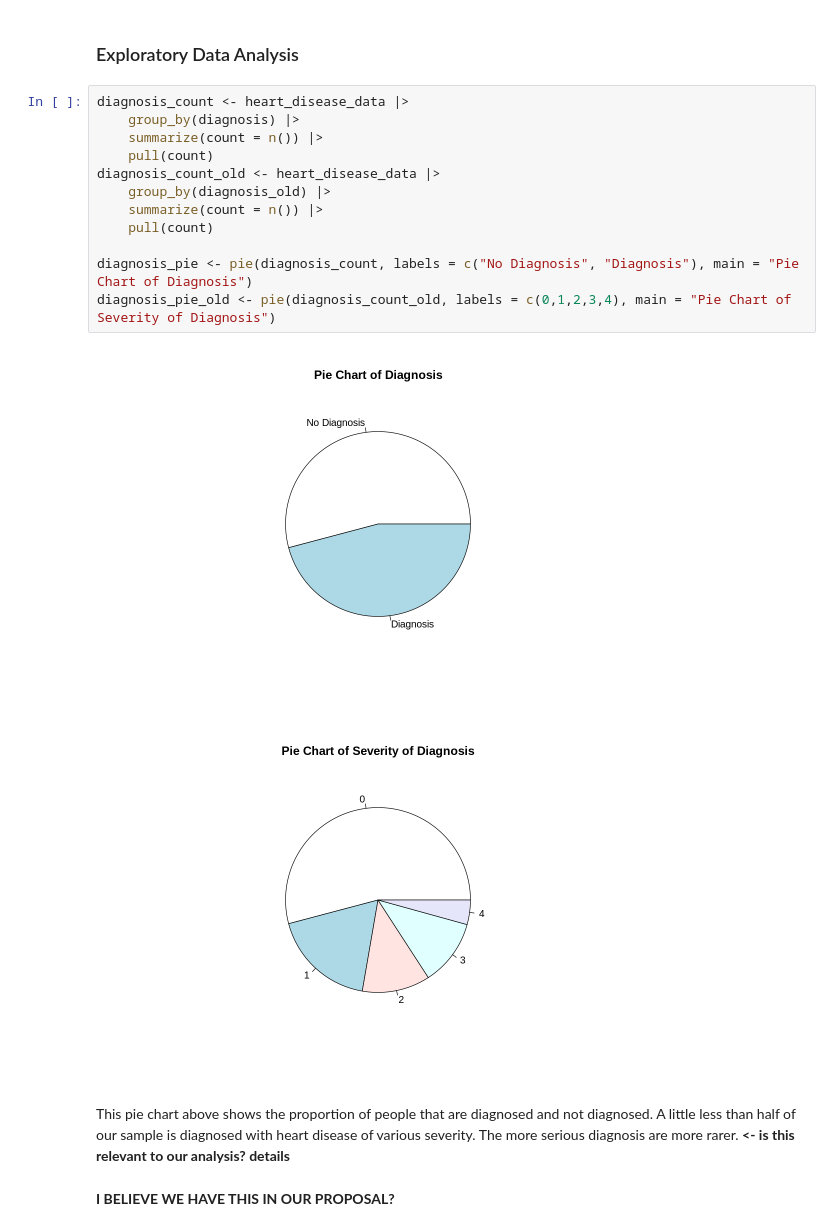
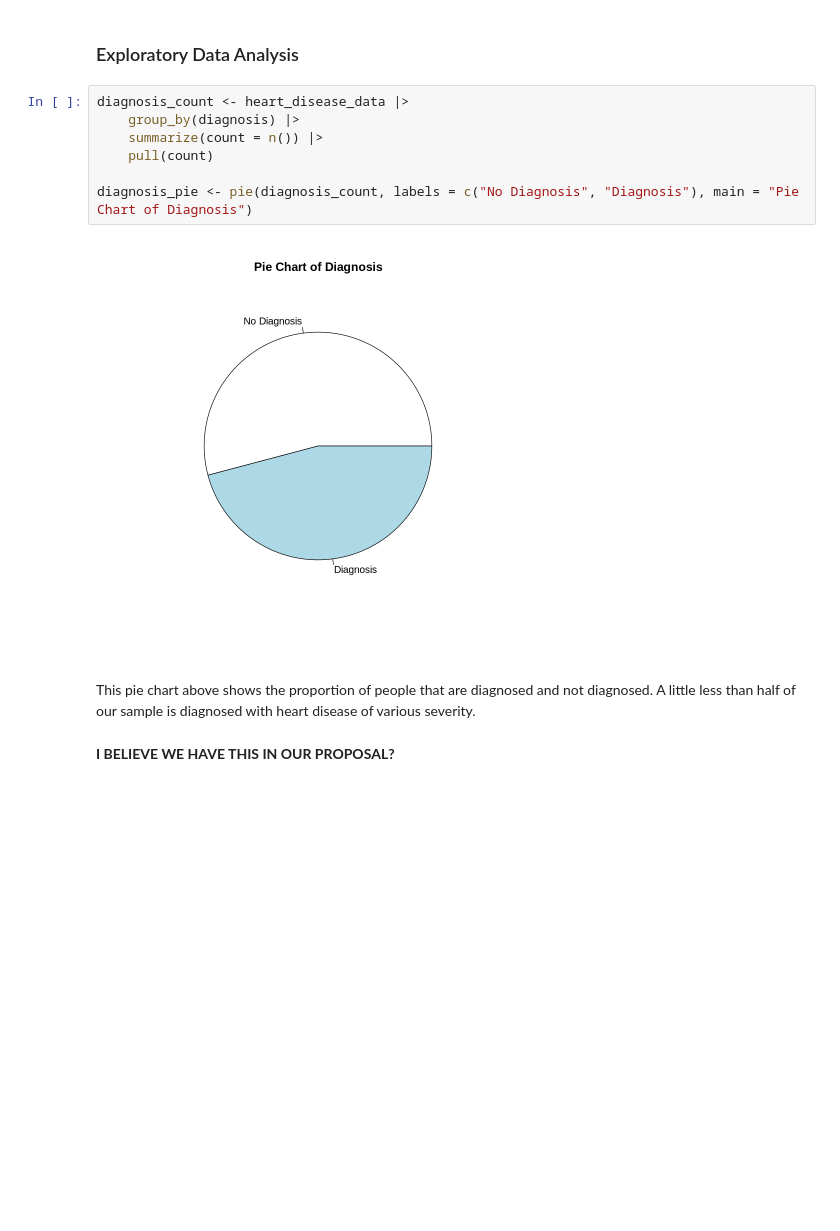
Before and after one commit to wswang98/dsci100-GroupProject, a Jupyter notebook: dsci100-group105-project.ipynb, the cells around one changed output. Saved outputs shown, nothing was run; the diff lists cells and outputs as text; blank space fills up the shorter version.

Commit message:
deleted unnecessary pie chart

```diff
--- a/dsci100-group105-project.ipynb
+++ b/dsci100-group105-project.ipynb
@@ -109,20 +127,14 @@ A tibble: 303 × 15
 # %%
 diagnosis_count <- heart_disease_data |>
     group_by(diagnosis) |>
     summarize(count = n()) |>
     pull(count)
-diagnosis_count_old <- heart_disease_data |>
-    group_by(diagnosis_old) |>
-    summarize(count = n()) |>
-    pull(count)
 
 diagnosis_pie <- pie(diagnosis_count, labels = c("No Diagnosis", "Diagnosis"), main = "Pie Chart of Diagnosis")
-diagnosis_pie_old <- pie(diagnosis_count_old, labels = c(0,1,2,3,4), main = "Pie Chart of Severity of Diagnosis")
 # %% [output]
-[figure, old version]
+[figure, new version]
-[figure, removed]
 # %% [markdown]
-This pie chart above shows the proportion of people that are diagnosed and not diagnosed. A little less than half of our sample is diagnosed with heart disease of various severity. The more serious diagnosis are more rarer.  **<- is this relevant to our analysis? details**
+This pie chart above shows the proportion of people that are diagnosed and not diagnosed. A little less than half of our sample is diagnosed with heart disease of various severity.
 # %% [markdown]
 **I BELIEVE WE HAVE THIS IN OUR PROPOSAL?**
 # %% [markdown]
```
Also changed, not shown: parts of 8 cells of this notebook.
